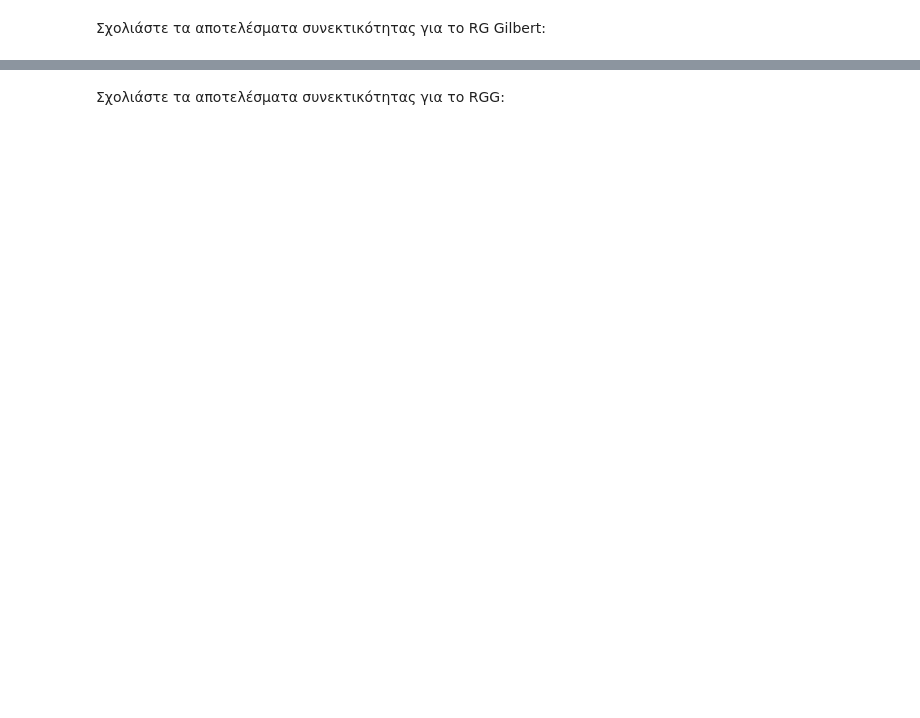
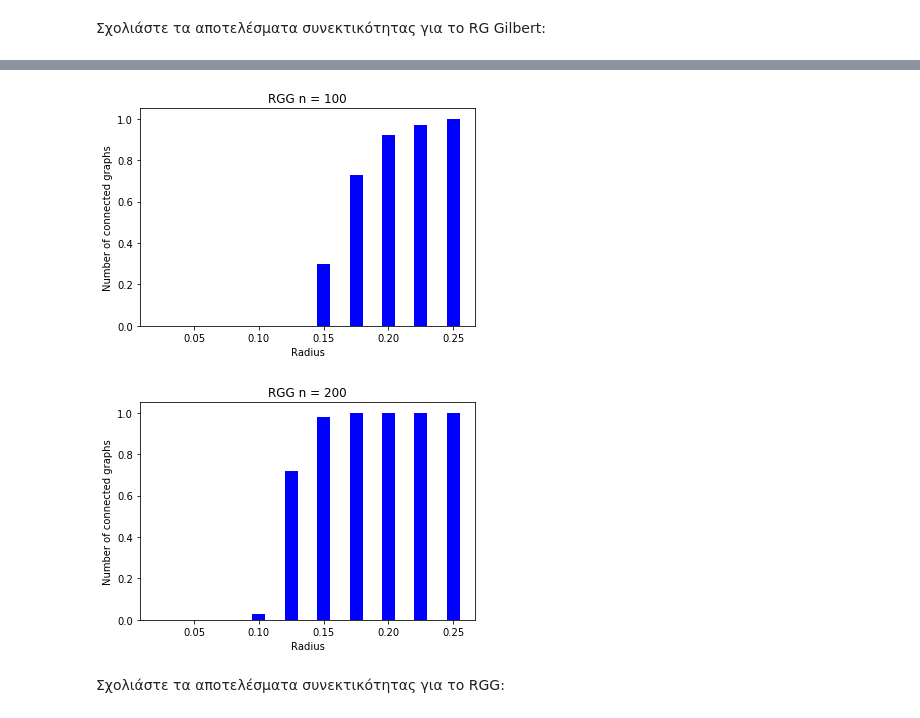
Before and after one commit to LoniasGR/socialnetanalysis, a Jupyter notebook: Lab 1/lab1_student version.ipynb, the cells around one changed output, grey strips where cells are left out. Cells and saved outputs as stored; diff of their text form; code cells hidden in the pictures; blank space fills up the shorter version.

```diff
--- a/Lab 1/lab1_student version.ipynb
+++ b/Lab 1/lab1_student version.ipynb
@@ -947,2 +1032,28 @@ Mean eigenvector centrality SW: 0.084087
+# %%
+#έλεγχος συνεκτικότητας RGG
+def check_connected_RGG(n):
+    connected ={i :0 for i in list(np.arange(0.025, 0.275, 0.025))}
+    for R in np.arange(0.025, 0.275, 0.025):
+        for i in range(100):
+            RGG = nx.random_geometric_graph(n, R)
+            if nx.is_connected(RGG):
+                connected[R] = connected[R] + 1
+    y = list(connected.values())
+    y = [v/100 for v in y]
+    return y
+
+#plot example:
+def plot_connected_RGG(n, y):
+    plt.bar(list(np.arange(0.025, 0.275, 0.025)),y, width=0.01, color='b')
+    plt.title("RGG n = %d" %n)
+    plt.ylabel("Number of connected graphs")
+    plt.xlabel("Radius")
+    plt.show()
+
+plot_connected_RGG(100, check_connected_RGG(100))
+plot_connected_RGG(200, check_connected_RGG(200))
+# %% [output]
+[figure, added]
+[figure, added]
 # %% [markdown]
 Σχολιάστε τα αποτελέσματα συνεκτικότητας για το RGG:
```
Also changed, not shown: parts of 55 cells of this notebook.
